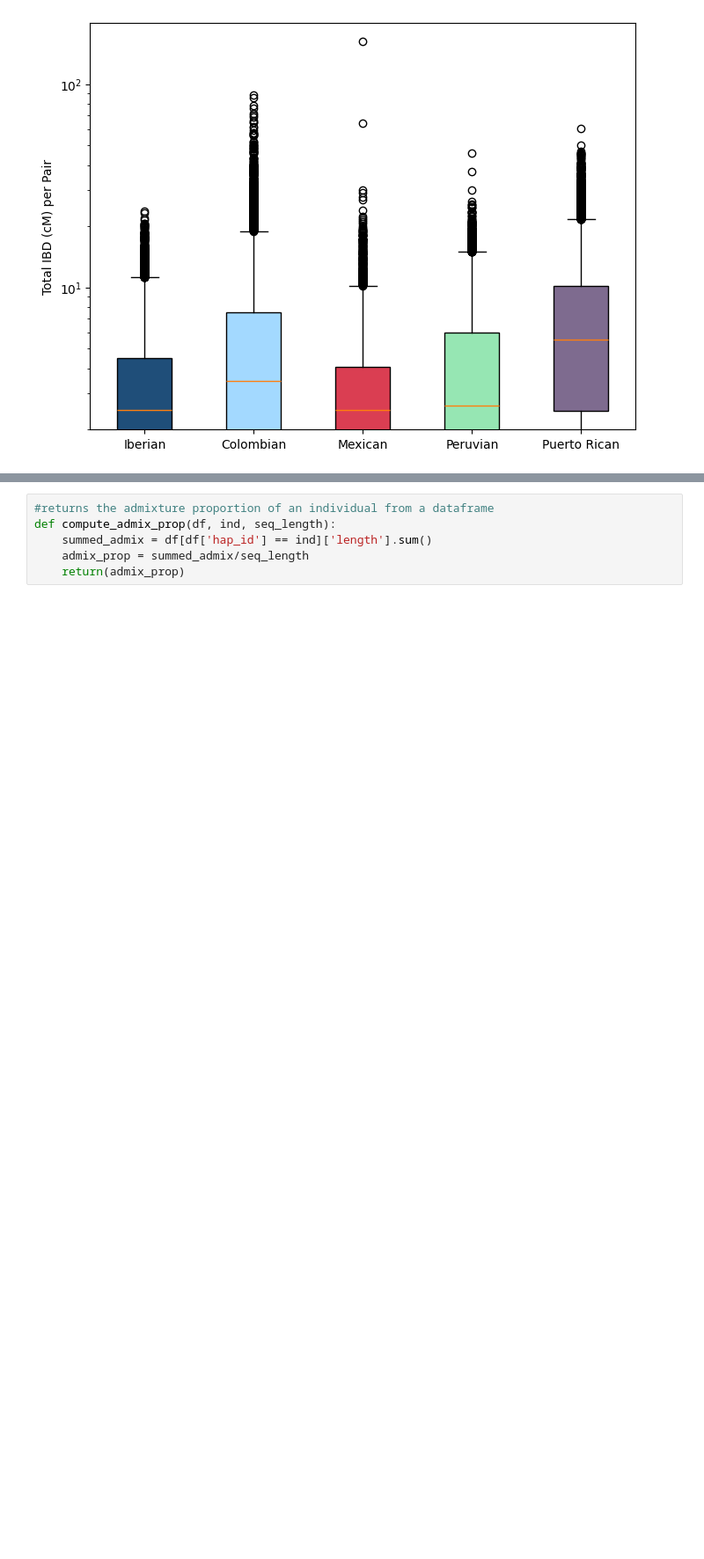
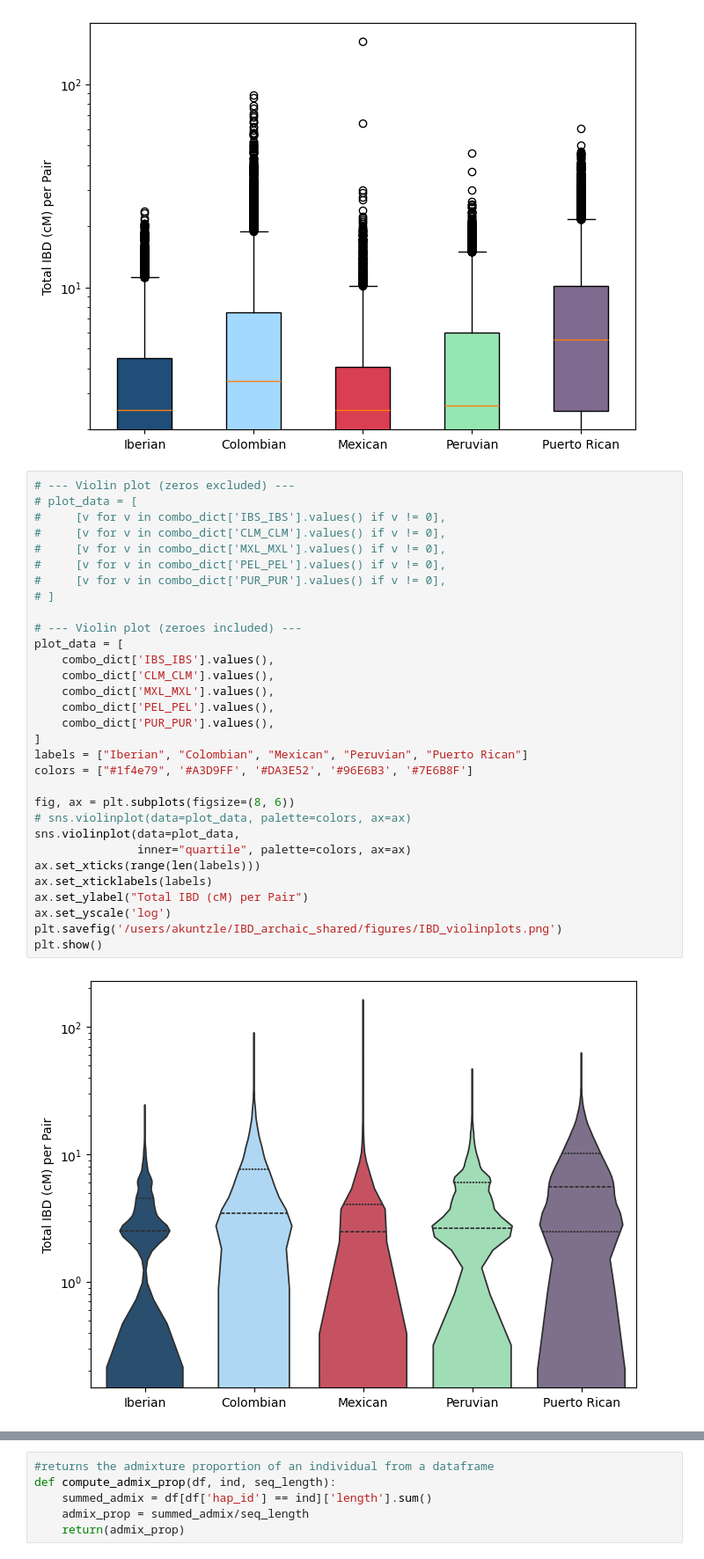
Before and after one commit to abigailkuntzleman-811/source_pops_amr, a Jupyter notebook: Chapter_1.ipynb, the cells around one changed output, grey strips where cells are left out. Shown at 88% size. Drawn from its saved outputs; the diff is of its cells as text; blank space fills up the shorter version.

```diff
--- a/Chapter_1.ipynb
+++ b/Chapter_1.ipynb
@@ -1100,6 +1018,39 @@ MXL  0.0  1.0  0.0  0.0
 PEL  0.0  0.0  1.0  0.0
 PUR  0.0  0.0  0.0  1.0
 [figure]
+# %%
+# --- Violin plot (zeros excluded) ---
+# plot_data = [
+#     [v for v in combo_dict['IBS_IBS'].values() if v != 0],
+#     [v for v in combo_dict['CLM_CLM'].values() if v != 0],
+#     [v for v in combo_dict['MXL_MXL'].values() if v != 0],
+#     [v for v in combo_dict['PEL_PEL'].values() if v != 0],
+#     [v for v in combo_dict['PUR_PUR'].values() if v != 0],
+# ]
+
+# --- Violin plot (zeroes included) ---
+plot_data = [
+    combo_dict['IBS_IBS'].values(),
+    combo_dict['CLM_CLM'].values(),
+    combo_dict['MXL_MXL'].values(),
+    combo_dict['PEL_PEL'].values(),
+    combo_dict['PUR_PUR'].values(),
+]
+labels = ["Iberian", "Colombian", "Mexican", "Peruvian", "Puerto Rican"]
+colors = ["#1f4e79", '#A3D9FF', '#DA3E52', '#96E6B3', '#7E6B8F']
+
+fig, ax = plt.subplots(figsize=(8, 6))
+# sns.violinplot(data=plot_data, palette=colors, ax=ax)
+sns.violinplot(data=plot_data,
+               inner="quartile", palette=colors, ax=ax)
+ax.set_xticks(range(len(labels)))
+ax.set_xticklabels(labels)
+ax.set_ylabel("Total IBD (cM) per Pair")
+ax.set_yscale('log')
+plt.savefig('/users/akuntzle/IBD_archaic_shared/figures/IBD_violinplots.png')
+plt.show()
+# %% [output]
+[figure, added]
 # %%
 import numpy as np
 import matplotlib.pyplot as plt
```
Also changed, not shown: parts of 44 cells of this notebook.
